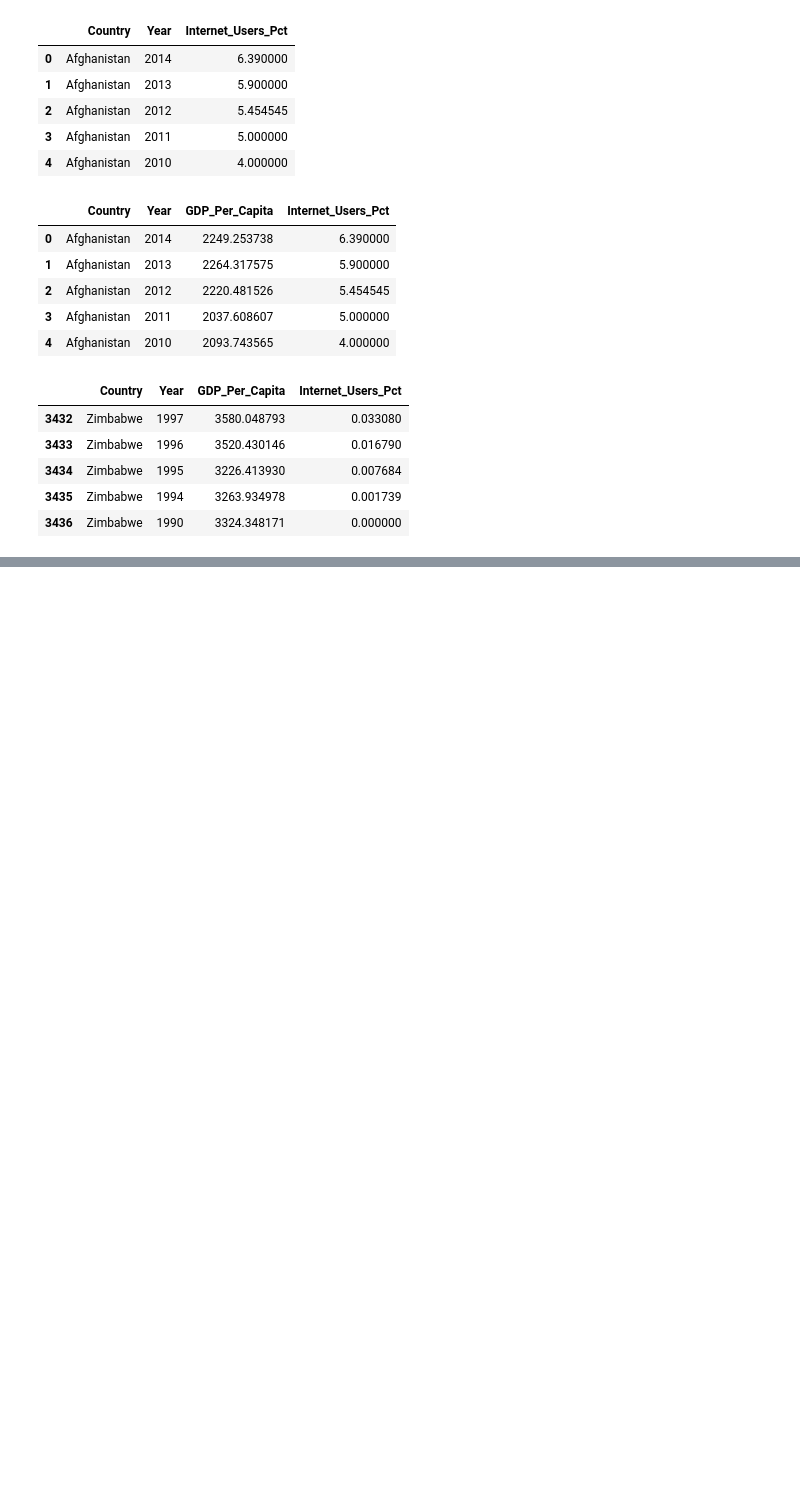
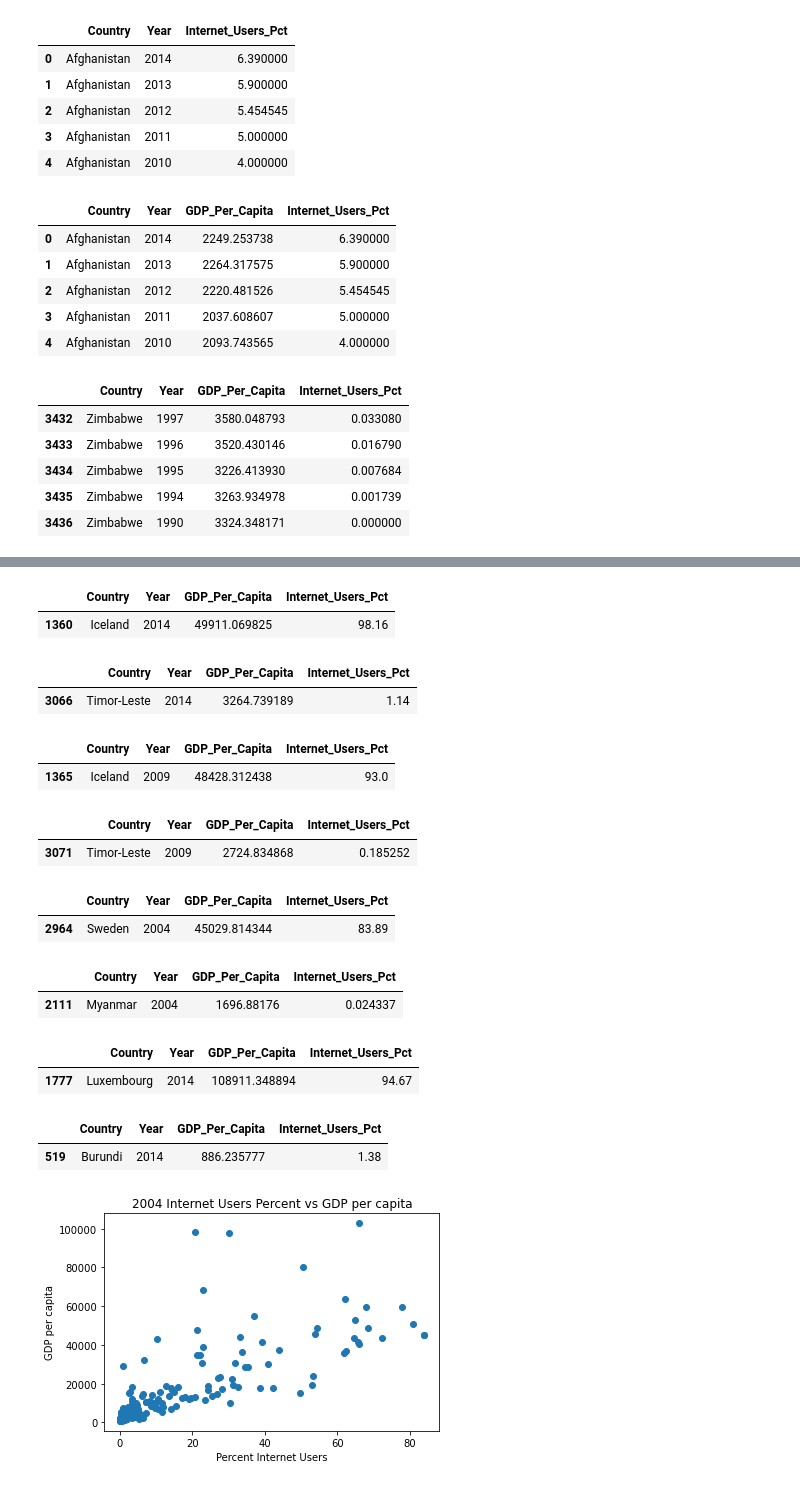
Before and after one commit to ripplesphere/dd3_gdp_internet, a Jupyter notebook: notebooks/un_data.ipynb, the cells around one changed output, grey strips where cells are left out. Drawn from its saved outputs; the diff is of its cells as text; code cells hidden in the pictures; blank space fills up the shorter version.

```diff
--- a/notebooks/un_data.ipynb
+++ b/notebooks/un_data.ipynb
@@ -135,3 +135,5 @@ gdp_and_internet_use.tail()
 | 3436 | Zimbabwe | 1990 | 3324.348171 | 0.000000 |
 # %%
 gdp_and_internet_use.dropna(inplace=True)
+# %%
+gi_subset = gdp_and_internet_use[gdp_and_internet_use["Year"].isin(["2004","2009","2014"])]
@@ -137,0 +153,2 @@ gdp_and_internet_use.dropna(inplace=True)
+# %%
+gdp_internet_2004_ss = gi_subset[gi_subset["Year"] == "2004"]
@@ -137,0 +168,47 @@ gdp_and_internet_use.dropna(inplace=True)
+# %%
+gdp_internet_2014_ss[gdp_internet_2014_ss.Internet_Users_Pct == gdp_internet_2014_ss.Internet_Users_Pct.max()]
+# %% [output]
+|  | Country | Year | GDP_Per_Capita | Internet_Users_Pct |
+| 1360 | Iceland | 2014 | 49911.069825 | 98.16 |
+# %%
+gdp_internet_2014_ss[gdp_internet_2014_ss.Internet_Users_Pct == gdp_internet_2014_ss.Internet_Users_Pct.min()]
+# %% [output]
+|  | Country | Year | GDP_Per_Capita | Internet_Users_Pct |
+| 3066 | Timor-Leste | 2014 | 3264.739189 | 1.14 |
+# %%
+gdp_internet_2009_ss[gdp_internet_2009_ss.Internet_Users_Pct == gdp_internet_2009_ss.Internet_Users_Pct.max()]
+# %% [output]
+|  | Country | Year | GDP_Per_Capita | Internet_Users_Pct |
+| 1365 | Iceland | 2009 | 48428.312438 | 93.0 |
+# %%
+gdp_internet_2009_ss[gdp_internet_2009_ss.Internet_Users_Pct == gdp_internet_2009_ss.Internet_Users_Pct.min()]
+# %% [output]
+|  | Country | Year | GDP_Per_Capita | Internet_Users_Pct |
+| 3071 | Timor-Leste | 2009 | 2724.834868 | 0.185252 |
+# %%
+gdp_internet_2004_ss[gdp_internet_2004_ss.Internet_Users_Pct == gdp_internet_2004_ss.Internet_Users_Pct.max()]
+# %% [output]
+|  | Country | Year | GDP_Per_Capita | Internet_Users_Pct |
+| 2964 | Sweden | 2004 | 45029.814344 | 83.89 |
+# %%
+gdp_internet_2004_ss[gdp_internet_2004_ss.Internet_Users_Pct == gdp_internet_2004_ss.Internet_Users_Pct.min()]
+# %% [output]
+|  | Country | Year | GDP_Per_Capita | Internet_Users_Pct |
+| 2111 | Myanmar | 2004 | 1696.88176 | 0.024337 |
+# %%
+gdp_internet_2014_ss[gdp_internet_2014_ss.GDP_Per_Capita == gdp_internet_2014_ss.GDP_Per_Capita.max()]
+# %% [output]
+|  | Country | Year | GDP_Per_Capita | Internet_Users_Pct |
+| 1777 | Luxembourg | 2014 | 108911.348894 | 94.67 |
+# %%
+gdp_internet_2014_ss[gdp_internet_2014_ss.GDP_Per_Capita == gdp_internet_2014_ss.GDP_Per_Capita.min()]
+# %% [output]
+|  | Country | Year | GDP_Per_Capita | Internet_Users_Pct |
+| 519 | Burundi | 2014 | 886.235777 | 1.38 |
+# %%
+plt.scatter(x = 'Internet_Users_Pct', y ='GDP_Per_Capita', data = gdp_internet_2004_ss)
+plt.xlabel('Percent Internet Users')
+plt.ylabel('GDP per capita')
+plt.title('2004 Internet Users Percent vs GDP per capita');
+# %% [output]
+[figure, added]
```
Also changed, not shown: parts of 10 cells of this notebook, 1 other file.
